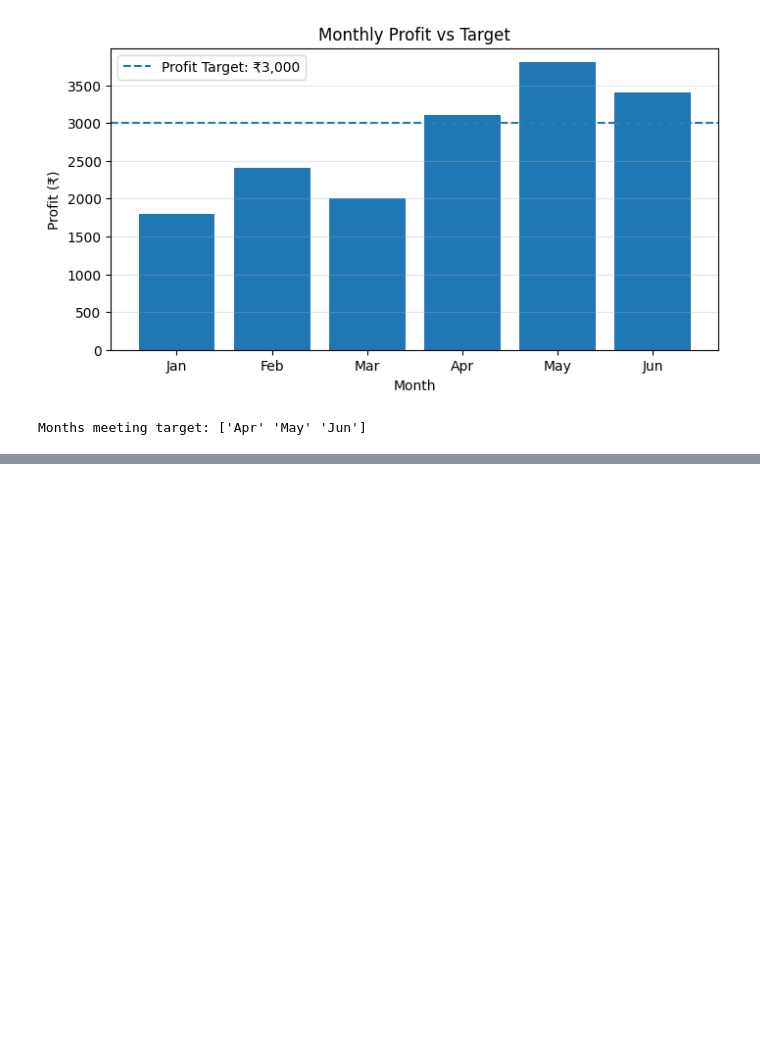
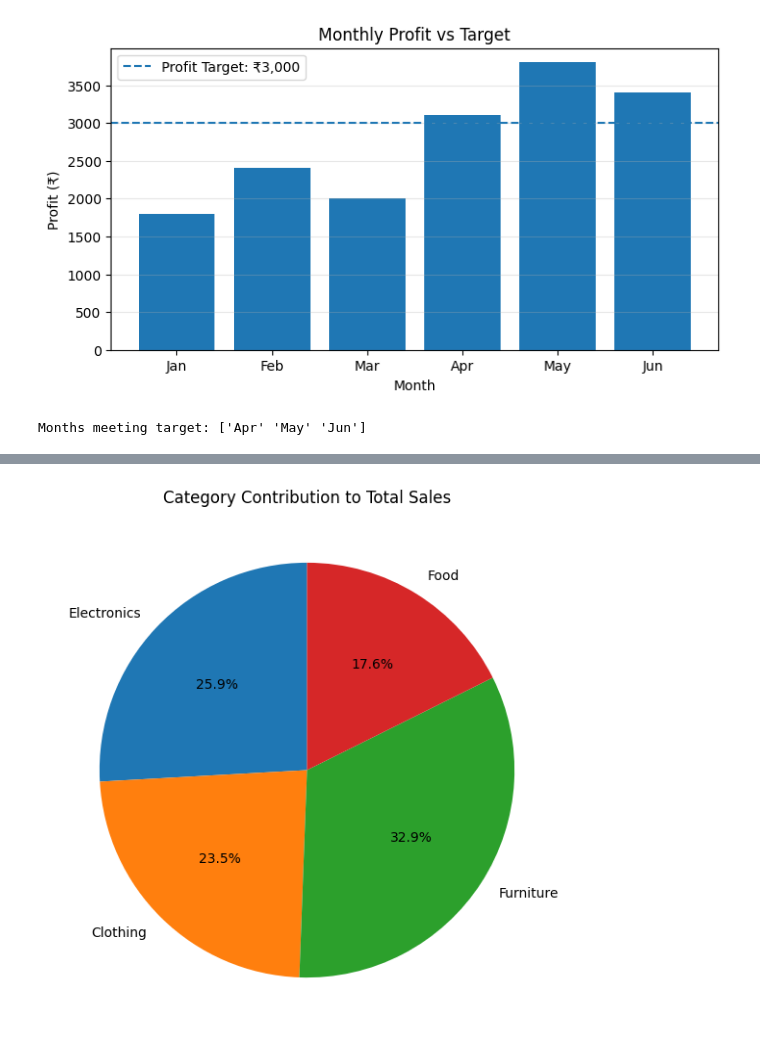
Before and after one commit to ivaibhavpawar1045/Python-Data-Analytics, a Jupyter notebook: 32_Advanced_Matlotlib/practice.ipynb, the cells around one changed output, grey strips where cells are left out. Cells and saved outputs as stored; diff of their text form; code cells hidden in the pictures; blank space fills up the shorter version.

```diff
--- a/32_Advanced_Matlotlib/practice.ipynb
+++ b/32_Advanced_Matlotlib/practice.ipynb
@@ -136,0 +159,17 @@ Months meeting target: ['Apr' 'May' 'Jun']
+# %%
+# Pie chart — sales contribution
+category_totals = online_sales + store_sales
+
+plt.figure(figsize=(7, 7))
+
+plt.pie(
+    category_totals,
+    labels=categories,
+    autopct="%1.1f%%",
+    startangle=90
+)
+
+plt.title("Category Contribution to Total Sales")
+plt.show()
+# %% [output]
+[figure, added]
```
Also changed, not shown: parts of 5 cells of this notebook.
